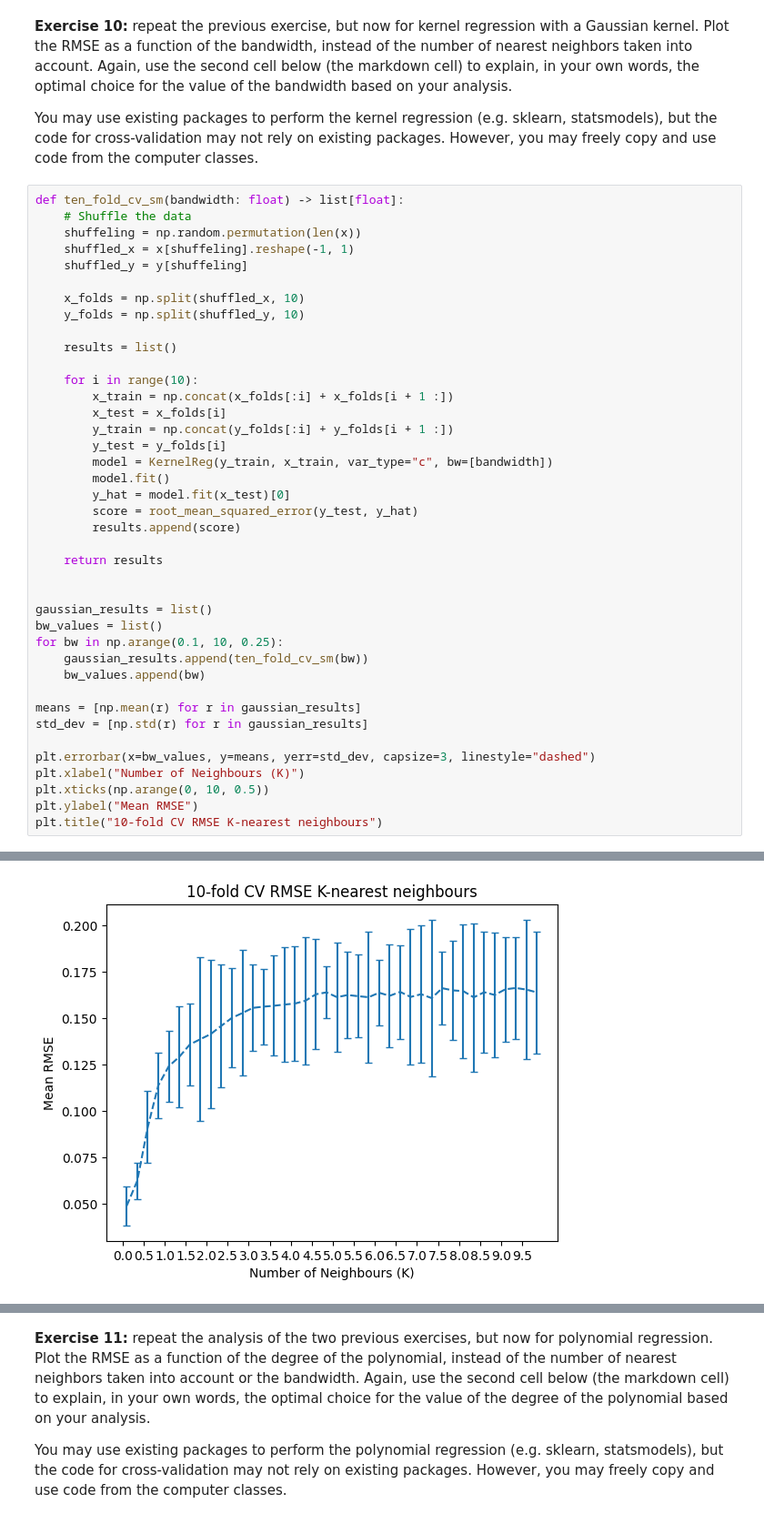
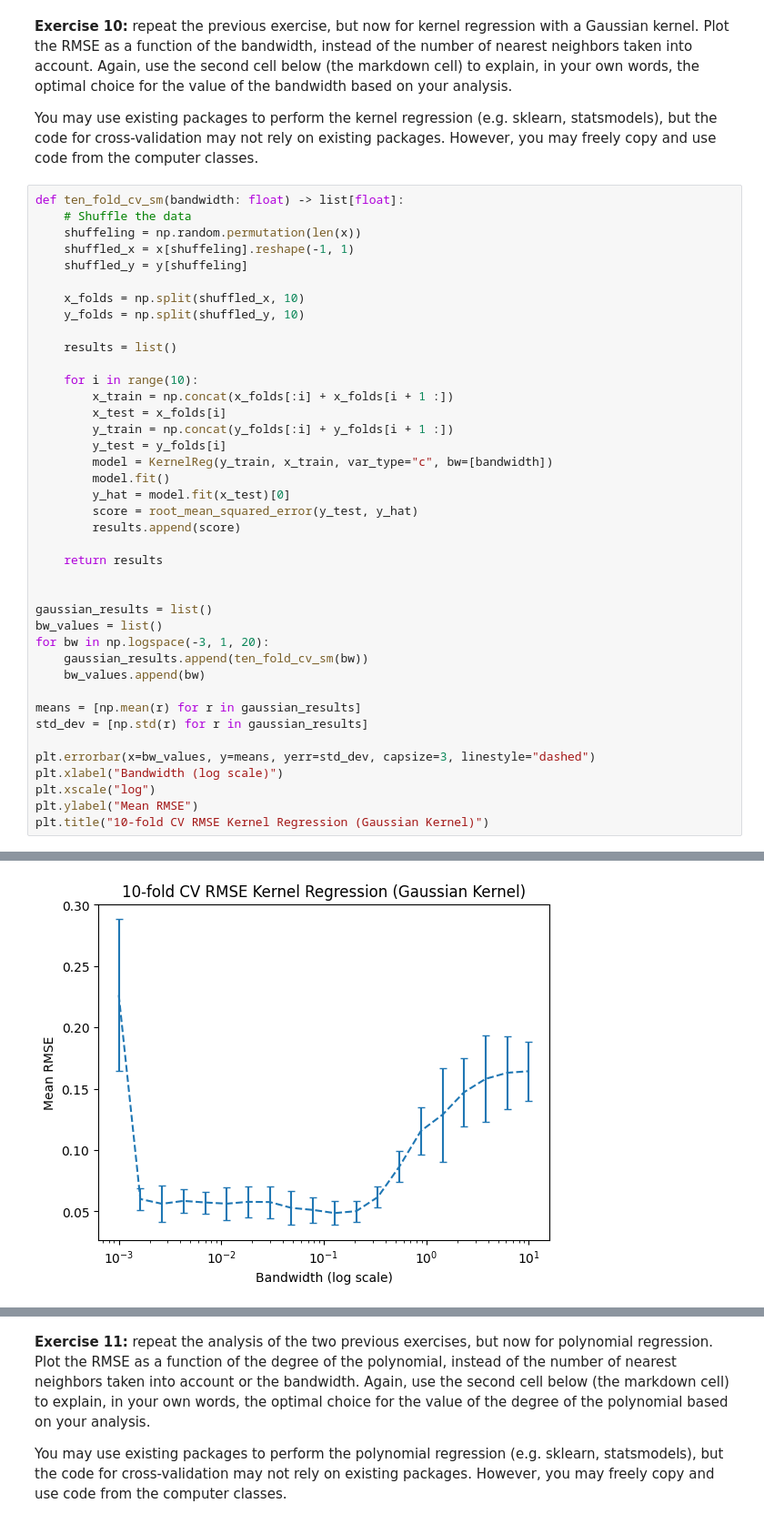
Before and after one commit to AlbinLind/Data-Science-Methodology, a Jupyter notebook: week 1/DSM_assignment1.ipynb, the cells around one changed output, grey strips where cells are left out. Shown at 91% size. Saved outputs shown, nothing was run; the diff lists cells and outputs as text.

```diff
--- a/week 1/DSM_assignment1.ipynb
+++ b/week 1/DSM_assignment1.ipynb
@@ -379,7 +384,7 @@ def ten_fold_cv_sm(bandwidth: float) -> list[float]:
 
 gaussian_results = list()
 bw_values = list()
-for bw in np.arange(0.1, 10, 0.25):
+for bw in np.logspace(-3, 1, 20):
     gaussian_results.append(ten_fold_cv_sm(bw))
     bw_values.append(bw)
 
@@ -387,8 +392,8 @@ means = [np.mean(r) for r in gaussian_results]
 std_dev = [np.std(r) for r in gaussian_results]
 
 plt.errorbar(x=bw_values, y=means, yerr=std_dev, capsize=3, linestyle="dashed")
-plt.xlabel("Number of Neighbours (K)")
-plt.xticks(np.arange(0, 10, 0.5))
+plt.xlabel("Bandwidth (log scale)")
+plt.xscale("log")
 plt.ylabel("Mean RMSE")
-plt.title("10-fold CV RMSE K-nearest neighbours")
+plt.title("10-fold CV RMSE Kernel Regression (Gaussian Kernel)")
 # %% [output]
@@ -396 +401 @@ Text(0.5, 1.0, '10-fold CV RMSE K-nearest neighbours')
-[figure, old version]
+[figure, new version]
```
Also changed, not shown: parts of 16 cells of this notebook.
